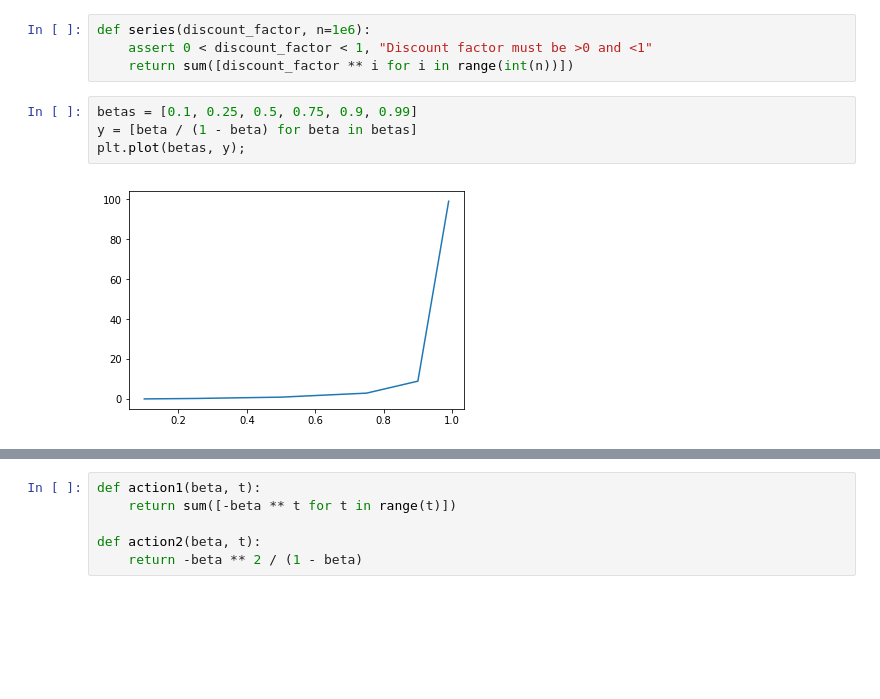
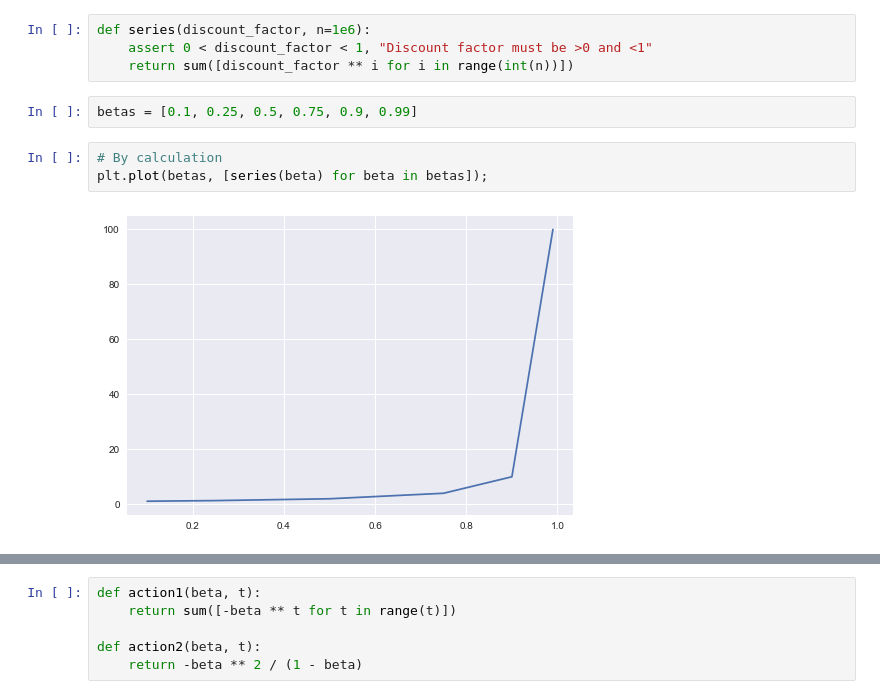
Before and after one commit to amirziai/learning, a Jupyter notebook: reinforcement-learning/Algorithmic-Analysis-for-Value-and-Policy-Iteration.ipynb, the cells around one changed output, grey strips where cells are left out. Cells and saved outputs as stored; diff of their text form; blank space fills up the shorter version.

Commit message:
Geometric series

```diff
--- a/reinforcement-learning/Algorithmic-Analysis-for-Value-and-Policy-Iteration.ipynb
+++ b/reinforcement-learning/Algorithmic-Analysis-for-Value-and-Policy-Iteration.ipynb
@@ -15,7 +15,8 @@ def series(discount_factor, n=1e6):
     return sum([discount_factor ** i for i in range(int(n))])
 # %%
 betas = [0.1, 0.25, 0.5, 0.75, 0.9, 0.99]
-y = [beta / (1 - beta) for beta in betas]
-plt.plot(betas, y);
-# %% [output]
-[figure, removed]
+# %%
+# By calculation
+plt.plot(betas, [series(beta) for beta in betas]);
+# %% [output]
+[figure, added]
```
Also changed, not shown: parts of 1 cell of this notebook.
